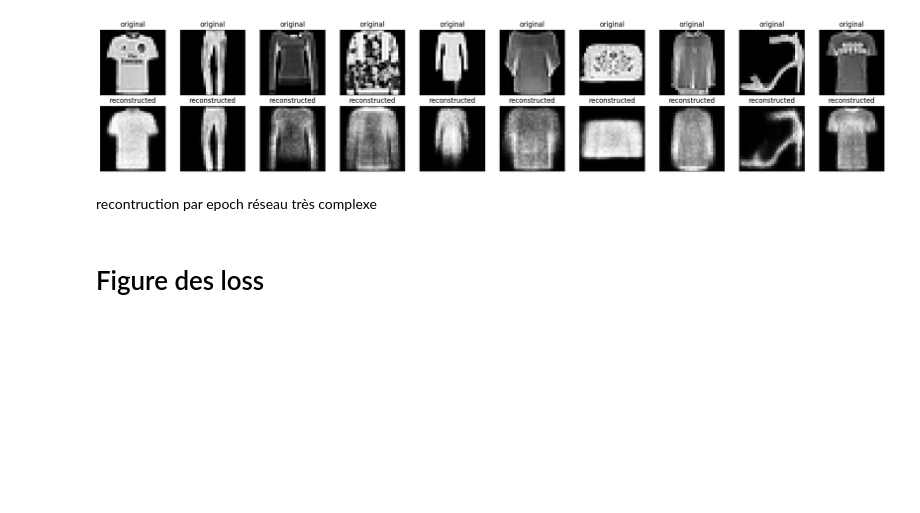
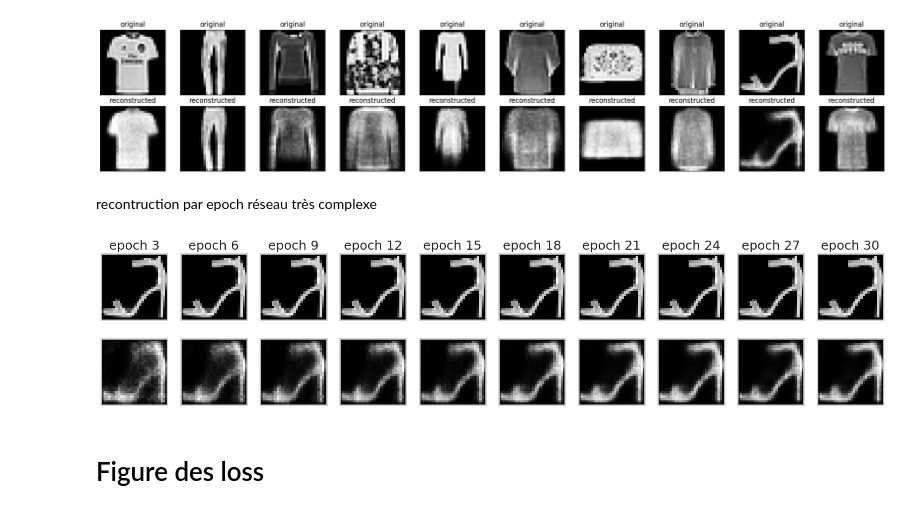
Before and after one commit to dataymeric/NeuralNetworksDIY, a Jupyter notebook: notebooks/encoder_decoder_fashion.ipynb, the cells around one changed output. Drawn from its saved outputs; the diff is of its cells as text; code cells hidden in the pictures; blank space fills up the shorter version.

```diff
--- a/notebooks/encoder_decoder_fashion.ipynb
+++ b/notebooks/encoder_decoder_fashion.ipynb
@@ -258,37 +247,44 @@ plt.show()
 [figure]
 # %% [markdown]
 recontruction par epoch réseau très complexe
+# %%
+optimizer_big.network.reset()
+n = 10
+model_big_list_3_epoch = []
+for i in range(n):
+    optimizer_big.SGD(
+        X_train,
+        X_train,
+        batch_size,
+        3,
+    )
+    model_big_list_3_epoch.append(deepcopy(optimizer_big.network))
 # %%
 plt.figure(figsize=(20, 4))
 fig.set_tight_layout(True)
-optimizer.network.reset()
-n = 10
-for i in range(n):
-    optimizer.SGD(
-        X_train,
-        X_train,
-        batch_size,
-        3,
-    )
-    decoded_imgs = optimizer.network.forward(X_test)
+nb = 8
+for i in range(len(model_big_list_3_epoch)):
+    decoded_imgs = model_big_list_3_epoch[i].forward(X_test)
 
     # display original
     ax = plt.subplot(2, n, i + 1)
-    plt.imshow(X_test[4].reshape(28, 28))
+    plt.imshow(X_test[nb].reshape(28, 28))
     plt.title(f"epoch {(i+1)*3}")
     plt.gray()
     ax.get_xaxis().set_visible(False)
     ax.get_yaxis().set_visible(False)
 
     # display reconstruction
     ax = plt.subplot(2, n, i + 1 + n)
-    plt.imshow(decoded_imgs[4].reshape(28, 28))
+    plt.imshow(decoded_imgs[nb].reshape(28, 28))
     plt.gray()
     ax.get_xaxis().set_visible(False)
     ax.get_yaxis().set_visible(False)
 plt.show()
-fig.savefig('reports/src/reconstruction_per_epoch_reseau_tres_cplx.pdf',
+fig.savefig('reports/src/reconstruction_per_epoch_big_model.pdf',
             dpi=100, bbox_inches="tight")
+# %% [output]
+[figure, added]
 # %% [markdown]
 # Figure des loss
 # %%
```
Also changed, not shown: parts of 3 cells of this notebook, 4 other files.
